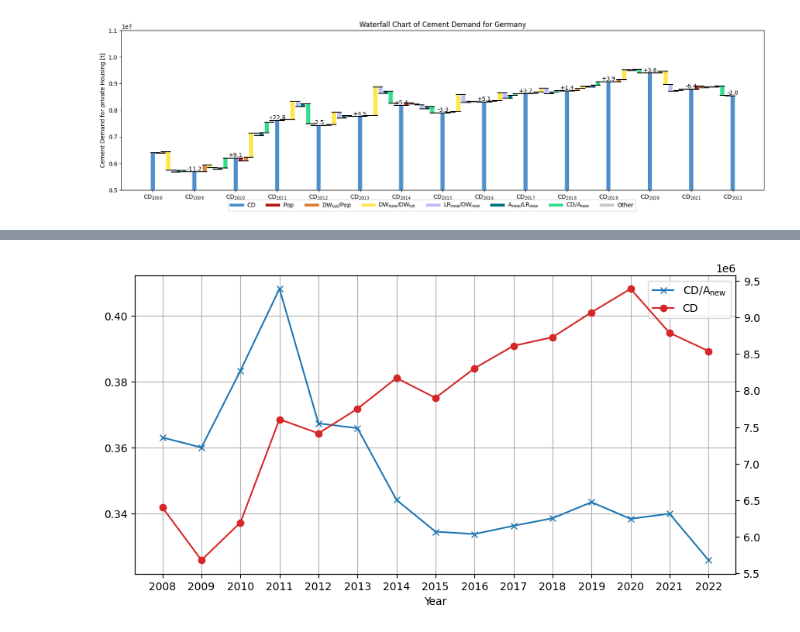
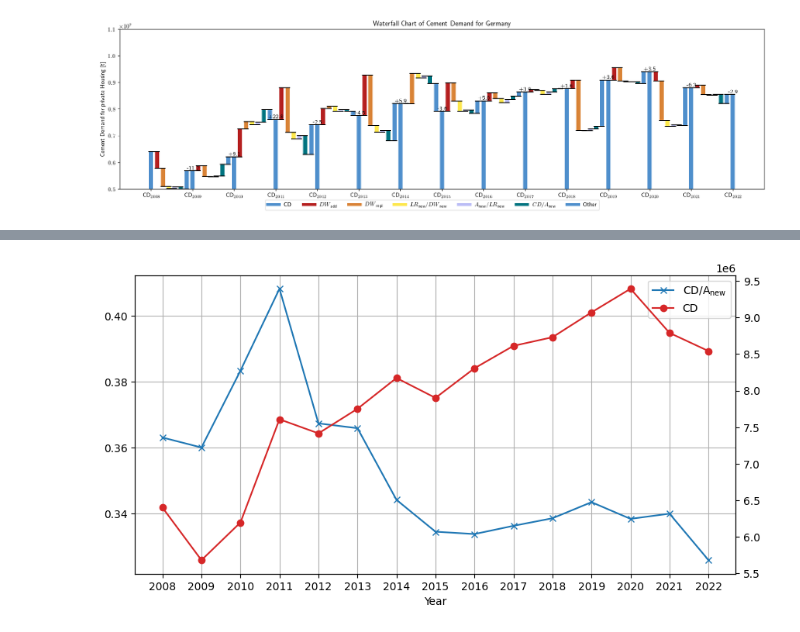
Before and after one commit to pietropecchini/Economic-Growth-and-Sustainability, a Jupyter notebook: analysis.ipynb, the cells around one changed output, grey strips where cells are left out. Saved outputs shown, nothing was run; the diff lists cells and outputs as text; code cells hidden in the pictures.

```diff
--- a/analysis.ipynb
+++ b/analysis.ipynb
@@ -398,0 +382,11 @@ plt.show()
+# %%
+share_add = data.loc[[2009, 2011], "share add"].mean()
+share_repl = data.loc[[2009, 2011], "share repl"].mean()
+
+data.loc[2010, "share add"] = share_add
+data.loc[2010, "share repl"] = share_repl
+
+data.loc[2010, "DW add"] = int(data.loc[2010, "DW new"] * data.loc[2010, "share add"] / 100)
+data.loc[2010, "DW repl"] = int(data.loc[2010, "DW new"] * data.loc[2010, "share repl"] / 100)
+
+data
@@ -430,11 +659,0 @@ def waterfall(ax, x, values, colors, title="", text=[], bottom=None, labels=[],
-# %%
-for i in range(7):
-    print(f"Year: {years[i]}")
-    diff_from_data = data.loc[years[i+1], "CD"] - data.loc[years[i], "CD"]
-    diff_calc = 0
-    for factor in ipat_factors:
-        diff_calc += calc_cd(factor, start=years[i], end=years[i+1])
-        print(f"{factor:<20}: {calc_cd(factor, start=years[i], end=years[i+1]):+1.2e}")
-    print(f"{'CD':<20}: {diff_from_data:+1.2e}")
-    print(f"{'Sum':<20}: {diff_calc:+1.2e}")
-    print()
@@ -545,13 +727,13 @@ fig, ax = plt.subplots(1, 1, figsize=(20, 5))
 # start_years = [2015, 2019]
 # end_years = [2019, 2022]
 
-start_years = years[:-1]
-end_years = years[1:]
+start_years = ipat_years[3:-1]
+end_years = ipat_years[4:]
 
 labels = [
     f"$\\text{{CD}}_{{{start_years[0]}}}$",
 ]
-colors = [color_cement]
+colors = [cement_color]
 percentage_change = [""]
 values = []
 bottoms = []
@@ -574,7 +756,7 @@ for i, (start, end) in enumerate(zip(start_years, end_years)):
     values += new_values
 
     labels += [f"$\\text{{CD}}_{{{end}}}$"]
-    colors += [*colors_ipat, color_other, color_cement]
+    colors += [*ipat_colors, other_color, cement_color]
     # percentage_change += (
     #     [
     #         f"{calc_change(factor, start=start, end=end)*100:+2.1f}"
@@ -591,37 +773,35 @@ values += [data.loc[end, "CD"]]
 bottoms += [0]
 x += [i + 1]
 
 waterfall(
     ax,
     x,
     values,
     bottom=bottoms,
     text=percentage_change,
     colors=colors,
     labels=labels,
     title="Waterfall Chart of Cement Demand for Germany",
     ylim=(5e6, 1.1e7),
 )
 
-legend_line_width = 5
-
-ax.plot([], [], color=color_cement, label="CD", linewidth=legend_line_width)
-for label, color in zip(ipat_labels, colors_ipat):
+ax.plot([], [], color=cement_color, label="CD", linewidth=legend_line_width)
+for label, color in zip(ipat_labels, ipat_colors):
     ax.plot([], [], color=color, label=label, linewidth=legend_line_width)
 
-ax.plot([], [], color=color_other, label="Other", linewidth=legend_line_width)
+ax.plot([], [], color=other_color, label="Other", linewidth=legend_line_width)
 
 ax.set_ylabel("Cement Demand for private Housing [t]")
 
 fig.legend(
     ax.get_legend_handles_labels()[0],
     ax.get_legend_handles_labels()[1],
     loc="lower center",
     ncol=8,
 )
 
-fig.savefig("waterfall_total_period.png")
+fig.savefig("waterfall_total_period_2.png")
 
 plt.show()
 # %% [output]
-[figure, old version]
+[figure, new version]
```
Also changed, not shown: parts of 58 cells of this notebook, 27 other files.
